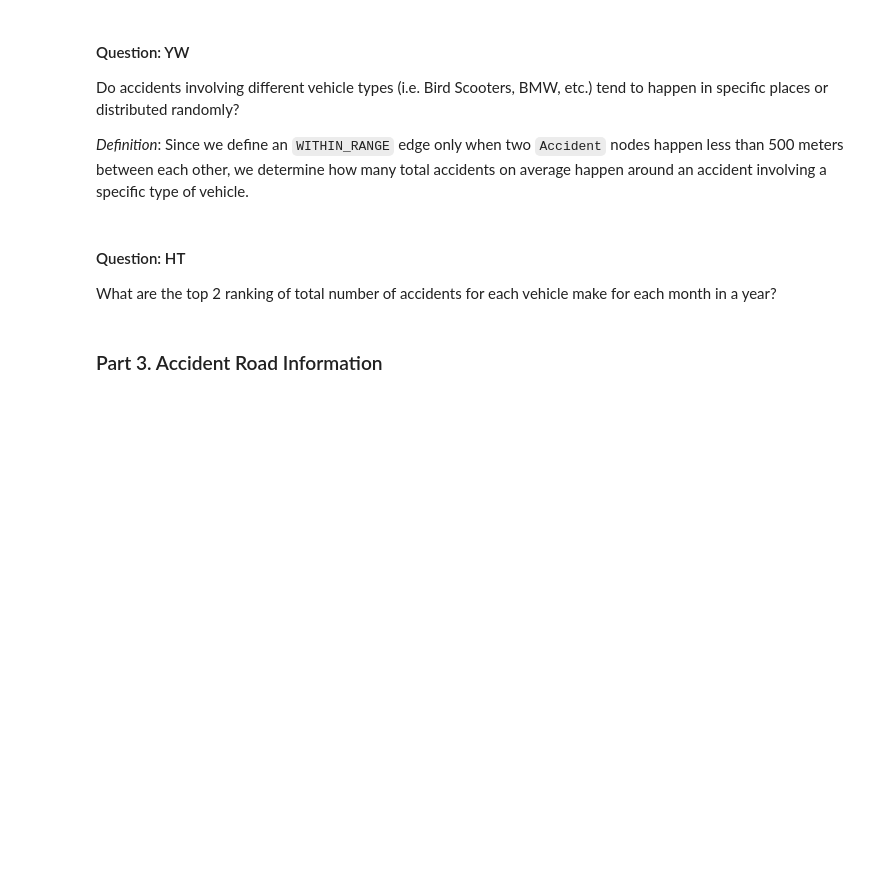
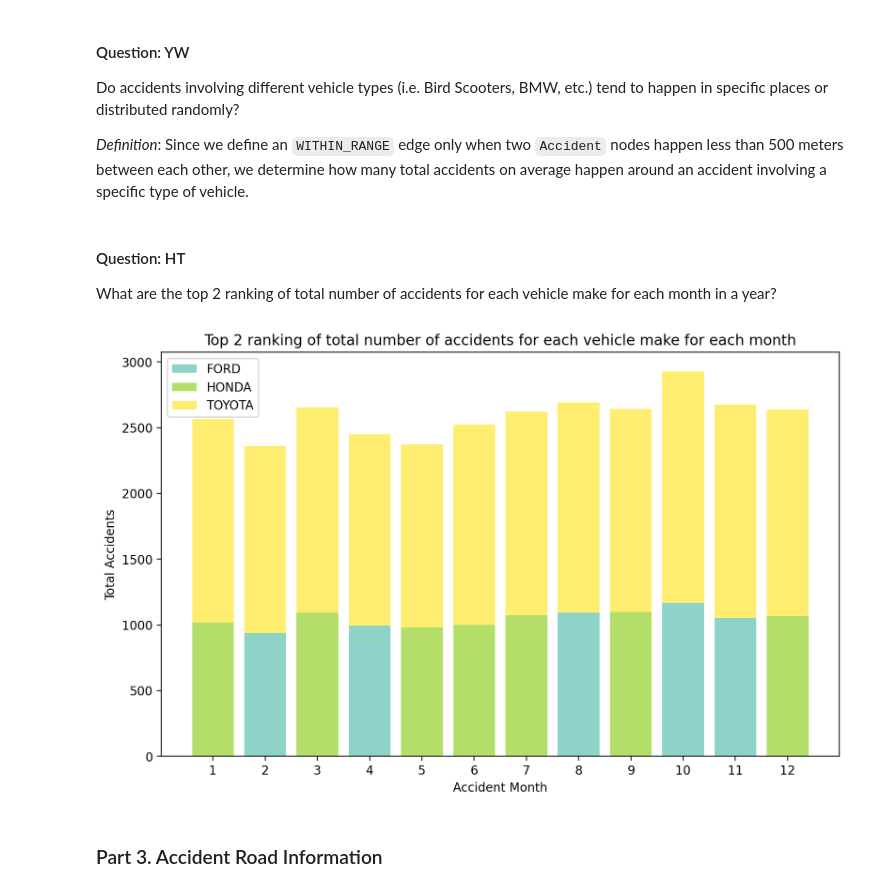
Before and after one commit to jgeng99/San-Diego-Accident-Analysis, a Jupyter notebook: src/data-analysis.ipynb, the cells around one changed output. Saved outputs shown, nothing was run; the diff lists cells and outputs as text; code cells hidden in the pictures; blank space fills up the shorter version.

```diff
--- a/src/data-analysis.ipynb
+++ b/src/data-analysis.ipynb
@@ -685,39 +685,45 @@ table_format(cur, rows)
 cur.close()
 # %%
 # group data by month and make
+accident_month = [r[0] for r in rows]
+veh_make = [r[1] for r in rows]
+total_accidents = [r[2] for r in rows]
+
 grouped_data = {}
 for month, make, accidents in zip(accident_month, veh_make, total_accidents):
     key = (month, make)
     if key in grouped_data:
         grouped_data[key] += accidents
     else:
         grouped_data[key] = accidents
 
 unique_months = sorted(set(accident_month))
 unique_veh_make = sorted(set(veh_make))
 
 # plot
 plt.figure(figsize=(10, 6))
 x_positions = np.arange(len(unique_months))
 y_positions = np.zeros((len(unique_veh_make), len(unique_months)))
 colors = plt.cm.get_cmap('Set3', len(unique_veh_make))
 
 for i, make in enumerate(unique_veh_make):
     for j, month in enumerate(unique_months):
         key = (month, make)
         if key in grouped_data:
             y_positions[i, j] = grouped_data[key]
 
     plt.bar(x_positions, y_positions[i], bottom=np.sum(y_positions[:i], axis=0), color=colors(i))
 
 plt.xticks(x_positions, unique_months)
 plt.xlabel('Accident Month')
 plt.ylabel('Total Accidents')
 plt.title('Top 2 ranking of total number of accidents for each vehicle make for each month')
 
 legend_labels = unique_veh_make
 plt.legend(legend_labels)
 plt.show()
+# %% [output]
+[figure, added]
 # %%
 # # side-by-side barplot
 # accident_month = np.array(rows)[:, 0]
```
